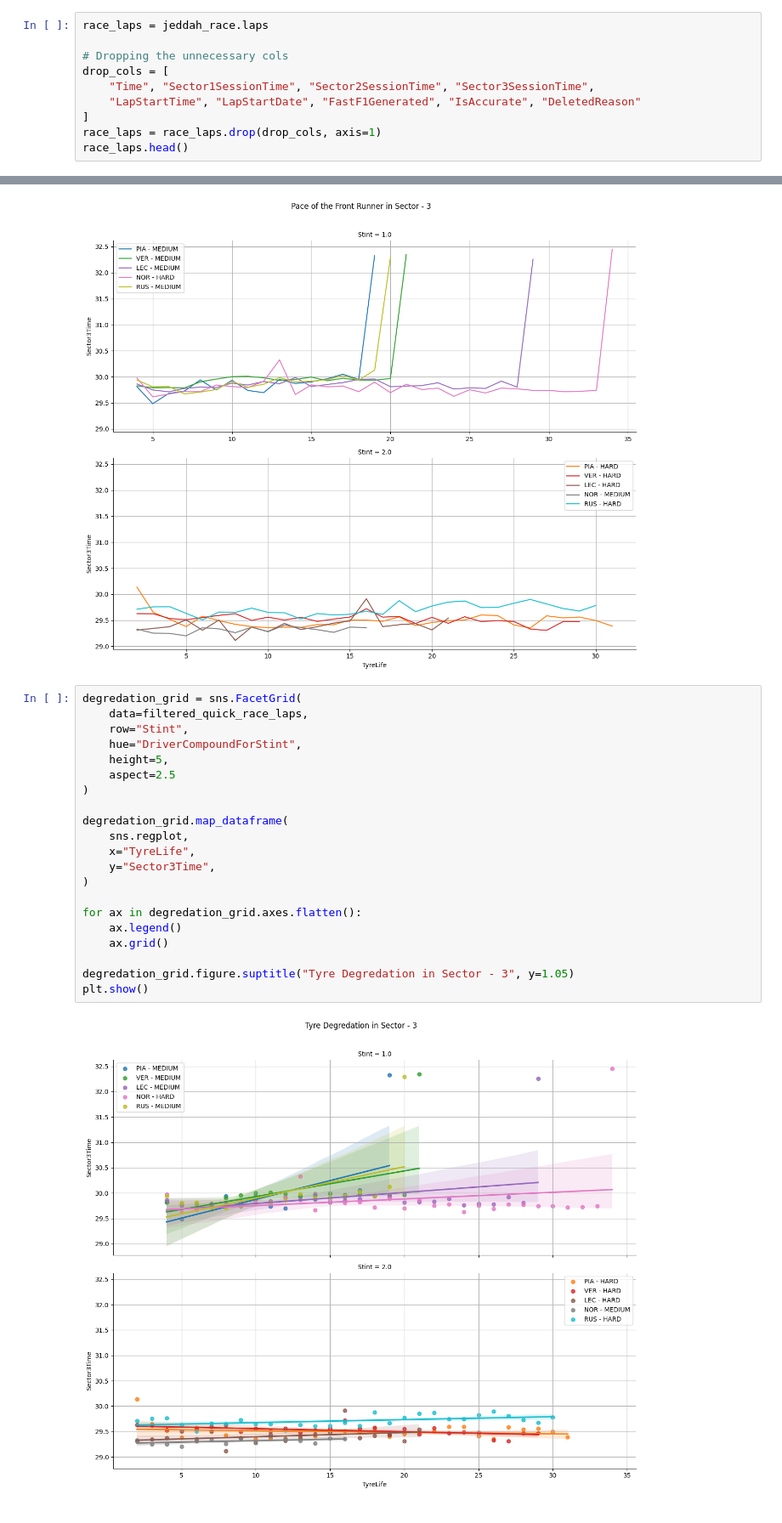
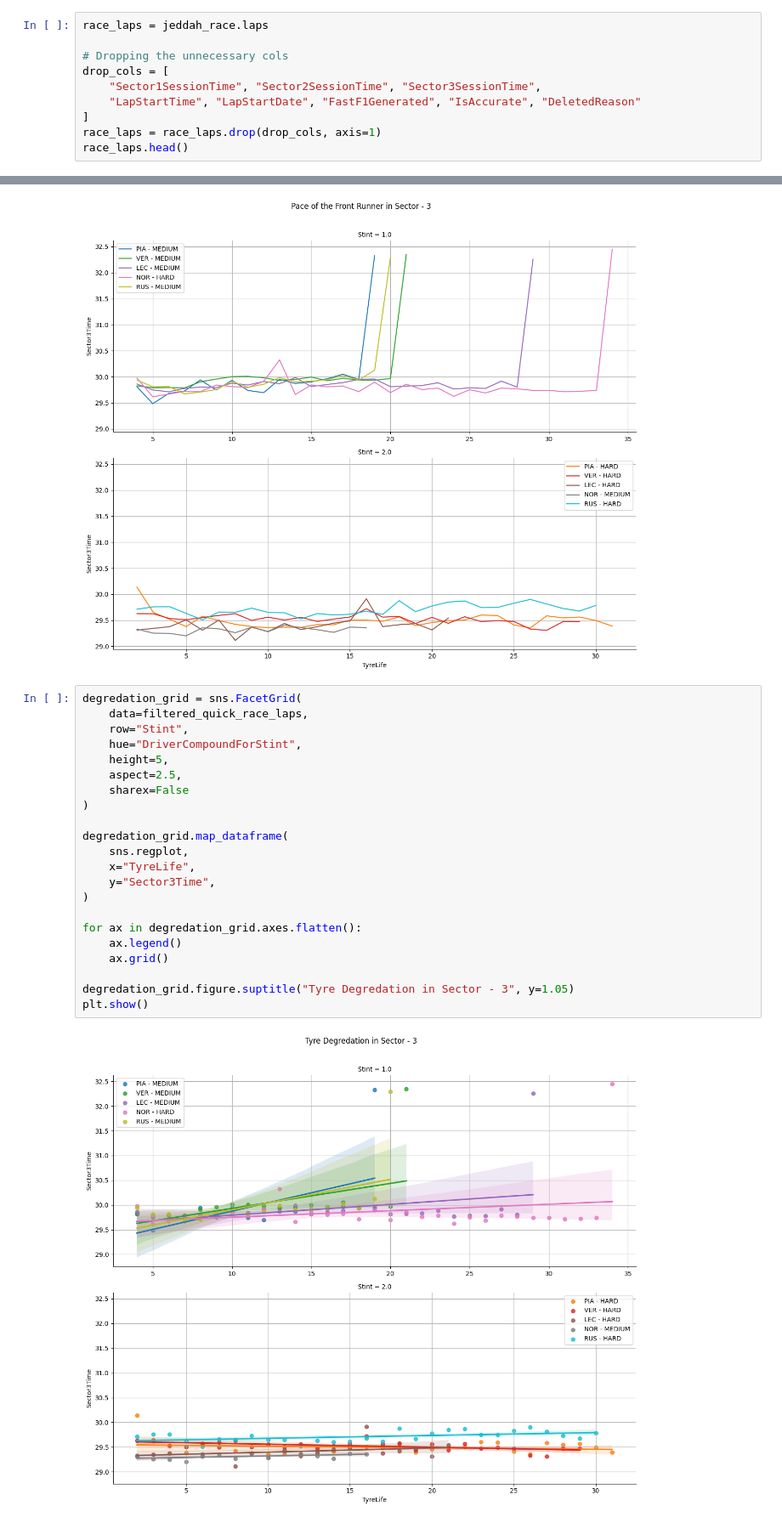
Before and after one commit to anilhimam17/Racing-all-Along, a Jupyter notebook: F1/notebooks/tyre_deg.ipynb, the cells around one changed output, grey strips where cells are left out. Shown at 85% size. Drawn from its saved outputs; the diff is of its cells as text.

```diff
--- a/F1/notebooks/tyre_deg.ipynb
+++ b/F1/notebooks/tyre_deg.ipynb
@@ -79,7 +79,7 @@ race_laps = jeddah_race.laps
 
 # Dropping the unnecessary cols
 drop_cols = [
-    "Time", "Sector1SessionTime", "Sector2SessionTime", "Sector3SessionTime",
+    "Sector1SessionTime", "Sector2SessionTime", "Sector3SessionTime",
     "LapStartTime", "LapStartDate", "FastF1Generated", "IsAccurate", "DeletedReason"
 ]
 race_laps = race_laps.drop(drop_cols, axis=1)
@@ -625,26 +627,27 @@ plt.show()
 # %%
 degredation_grid = sns.FacetGrid(
     data=filtered_quick_race_laps,
     row="Stint",
     hue="DriverCompoundForStint",
     height=5,
-    aspect=2.5
+    aspect=2.5,
+    sharex=False
 )
 
 degredation_grid.map_dataframe(
     sns.regplot,
     x="TyreLife",
     y="Sector3Time",
 )
 
 for ax in degredation_grid.axes.flatten():
     ax.legend()
     ax.grid()
 
 degredation_grid.figure.suptitle("Tyre Degredation in Sector - 3", y=1.05)
 plt.show()
 # %% [output]
-[figure, old version]
+[figure, new version]
 # %% [markdown]
 **Inference**
 - Unlike the other sectors with various unique corners and characteristics, this sector is a comparable for the front runners across the various manufacturers.
```
Also changed, not shown: parts of 16 cells of this notebook.
